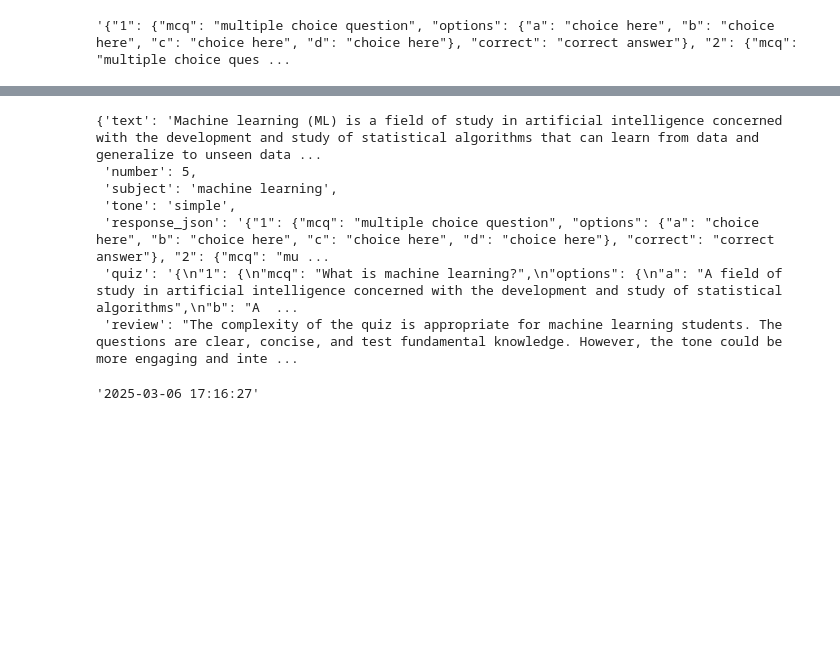
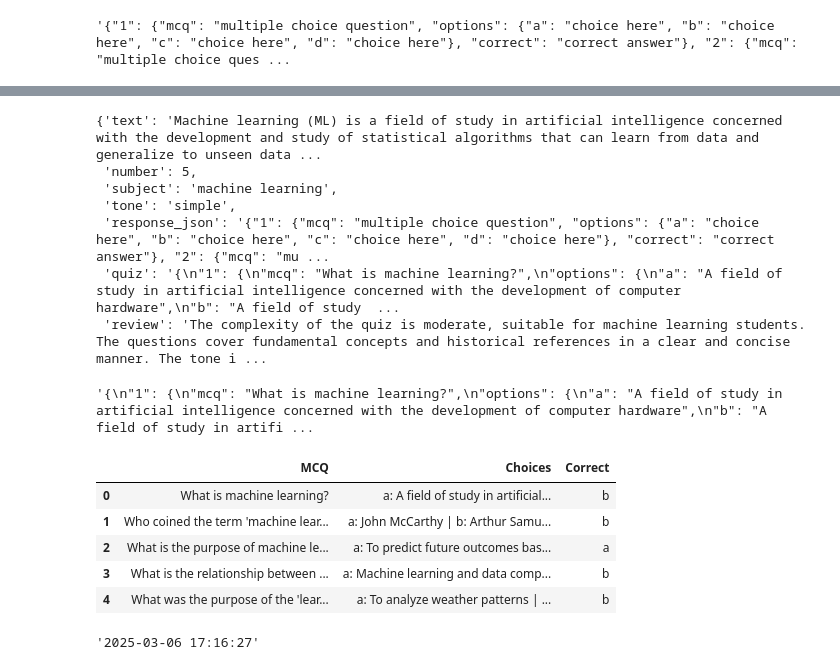
Before and after one commit to Siddanagowda/mcq, a Jupyter notebook: experiment/mcq.ipynb, the cells around one changed output, grey strips where cells are left out. Saved outputs shown, nothing was run; the diff lists cells and outputs as text; code cells hidden in the pictures; blank space fills up the shorter version.

```diff
--- a/experiment/mcq.ipynb
+++ b/experiment/mcq.ipynb
@@ -17,0 +13,2 @@ key
+# %%
+key="your openai key"
@@ -75,7 +74,7 @@ Ensure to make {number} MCQs
 """
 # %%
 prompt=PromptTemplate(
-    input=["text","number","subject","tone","respone_json"],
+    input=["text","number","subject","tone","response_json"],
     template=TEMP
 )
 # %%
@@ -189,10 +188,13 @@ response
  'subject': 'machine learning',
  'tone': 'simple',
  'response_json': '{"1": {"mcq": "multiple choice question", "options": {"a": "choice here", "b": "choice here", "c": "choice here", "d": "choice here"}, "correct": "correct answer"}, "2": {"mcq": "mu ...
- 'quiz': '{\n"1": {\n"mcq": "What is machine learning?",\n"options": {\n"a": "A field of study in artificial intelligence concerned with the development and study of statistical algorithms",\n"b": "A  ...
- 'review': "The complexity of the quiz is appropriate for machine learning students. The questions are clear, concise, and test fundamental knowledge. However, the tone could be more engaging and inte ...
+ 'quiz': '{\n"1": {\n"mcq": "What is machine learning?",\n"options": {\n"a": "A field of study in artificial intelligence concerned with the development of computer hardware",\n"b": "A field of study  ...
+ 'review': 'The complexity of the quiz is moderate, suitable for machine learning students. The questions cover fundamental concepts and historical references in a clear and concise manner. The tone i ...
 # %%
 quiz=response.get("quiz")
+quiz
+# %% [output]
+'{\n"1": {\n"mcq": "What is machine learning?",\n"options": {\n"a": "A field of study in artificial intelligence concerned with the development of computer hardware",\n"b": "A field of study in artifi ...
 # %%
 quiz=json.loads(quiz)
 # %%
@@ -209,6 +211,14 @@ for key, value in quiz.items():
     quiz_table_data.append({"MCQ": mcq, "Choices": options, "Correct": correct})
 # %%
 quiz=pd.DataFrame(quiz_table_data)
+quiz
+# %% [output]
+|  | MCQ | Choices | Correct |
+| 0 | What is machine learning? | a: A field of study in artificial... | b |
+| 1 | Who coined the term 'machine lear... | a: John McCarthy | b: Arthur Samu... | b |
+| 2 | What is the purpose of machine le... | a: To predict future outcomes bas... | a |
+| 3 | What is the relationship between ... | a: Machine learning and data comp... | b |
+| 4 | What was the purpose of the 'lear... | a: To analyze weather patterns | ... | b |
 # %%
 quiz.to_csv("quiz.csv", index=False)
 # %%
```
Also changed, not shown: parts of 5 cells of this notebook, 2 other files.
